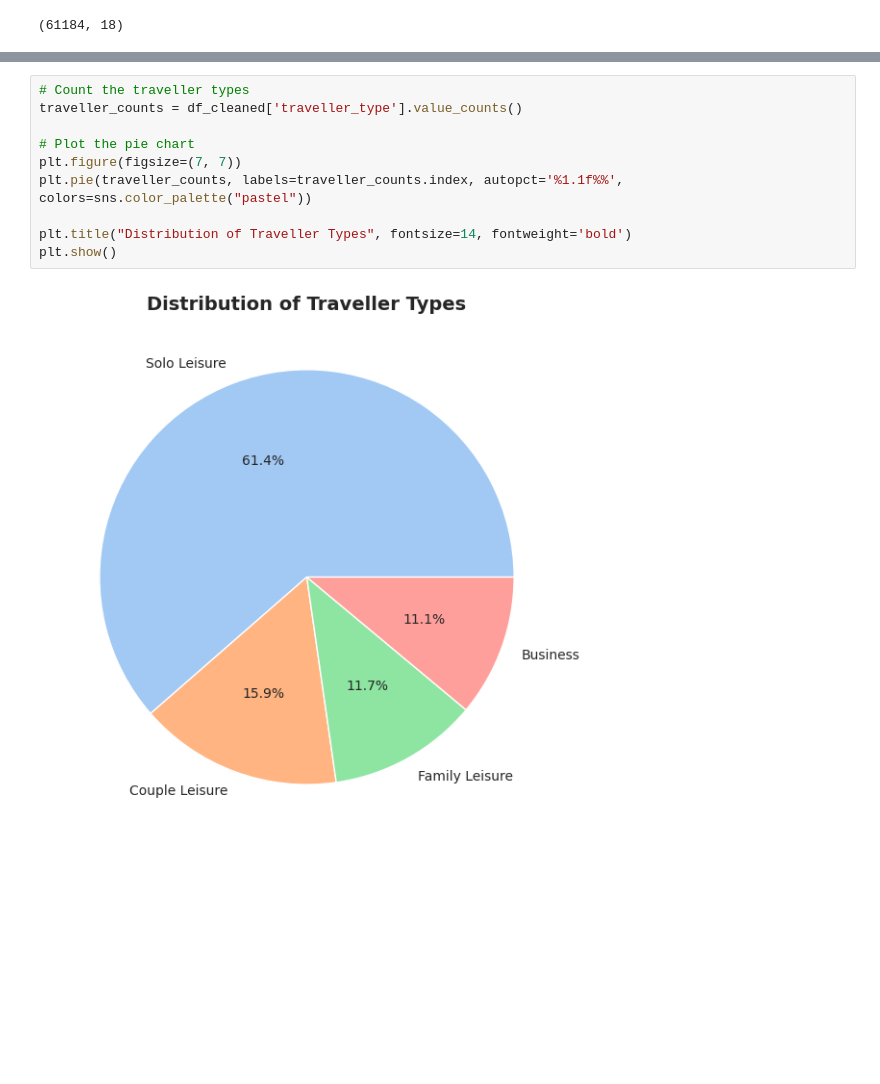
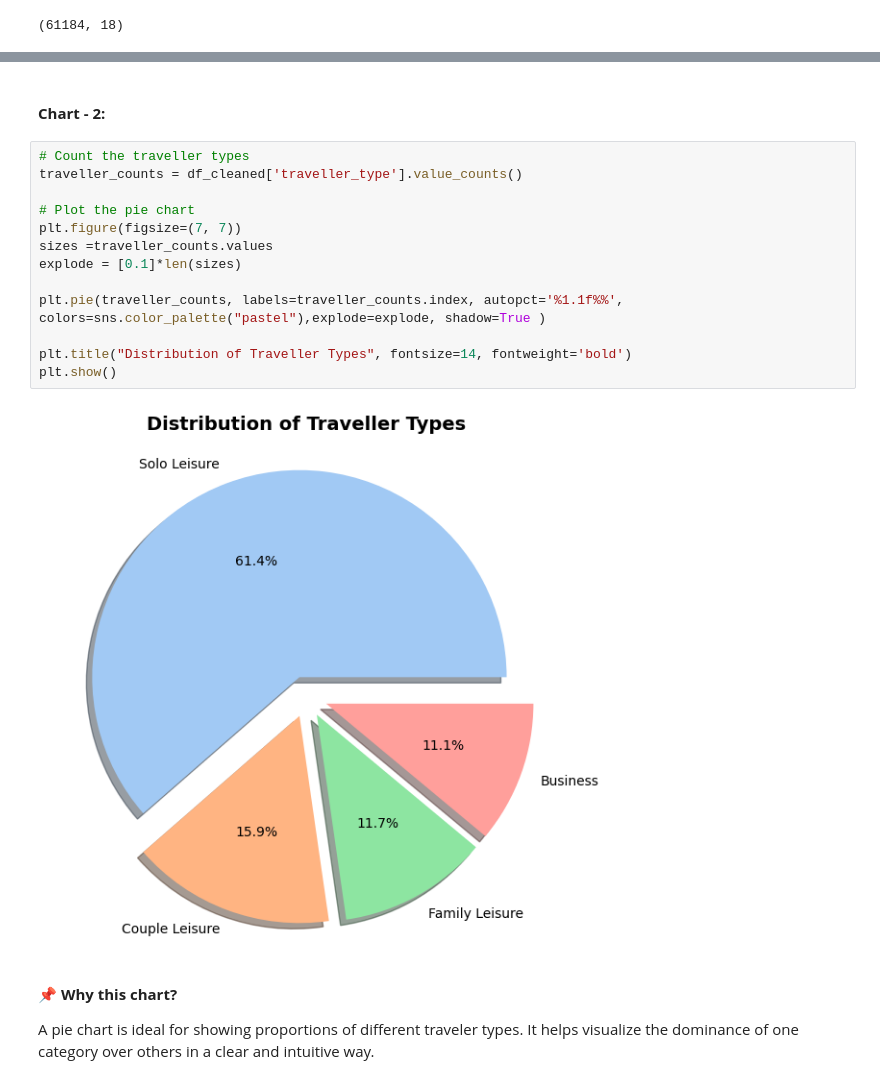
Before and after one commit to manishaachary13/Airline_referral_prediction, a Jupyter notebook: Airline.ipynb, the cells around one changed output, grey strips where cells are left out. Cells and saved outputs as stored; diff of their text form; blank space fills up the shorter version.

```diff
--- a/Airline.ipynb
+++ b/Airline.ipynb
@@ -364,12 +420,21 @@ Passing `palette` without assigning `hue` is deprecated and will be removed in v
+# %% [markdown]
+#### **Chart - 2:**
 # %%
 # Count the traveller types
 traveller_counts = df_cleaned['traveller_type'].value_counts()
 
 # Plot the pie chart
 plt.figure(figsize=(7, 7))
-plt.pie(traveller_counts, labels=traveller_counts.index, autopct='%1.1f%%', colors=sns.color_palette("pastel"))
+sizes =traveller_counts.values
+explode = [0.1]*len(sizes)
+
+plt.pie(traveller_counts, labels=traveller_counts.index, autopct='%1.1f%%', colors=sns.color_palette("pastel"),explode=explode, shadow=True )
 
 plt.title("Distribution of Traveller Types", fontsize=14, fontweight='bold')
 plt.show()
 # %% [output]
-[figure, old version]
+[figure, new version]
+# %% [markdown]
+**📌 Why this chart?**
+
+A pie chart is ideal for showing proportions of different traveler types. It helps visualize the dominance of one category over others in a clear and intuitive way.
```
Also changed, not shown: parts of 162 cells of this notebook.
